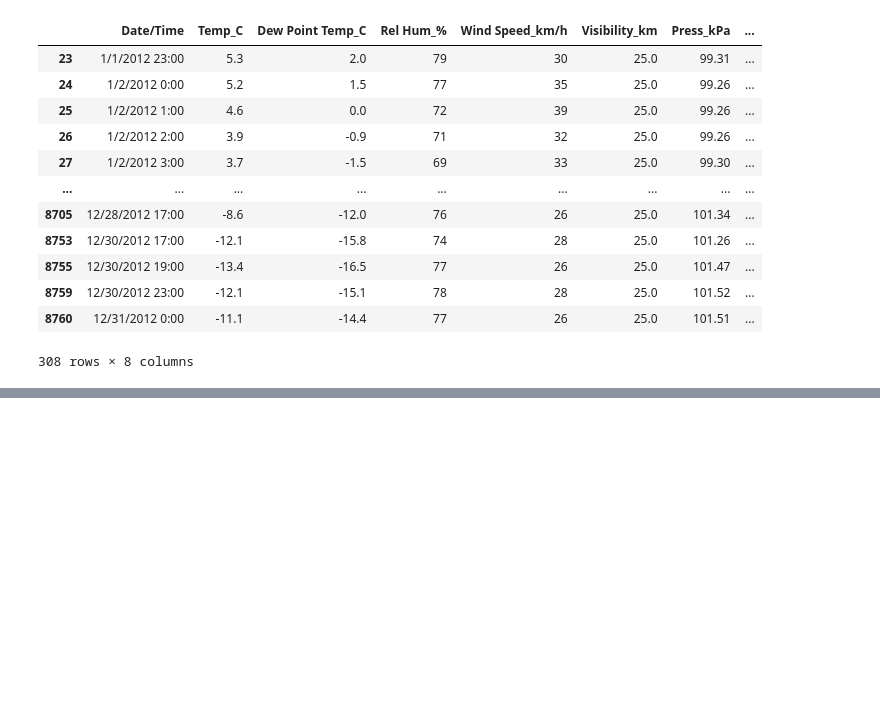
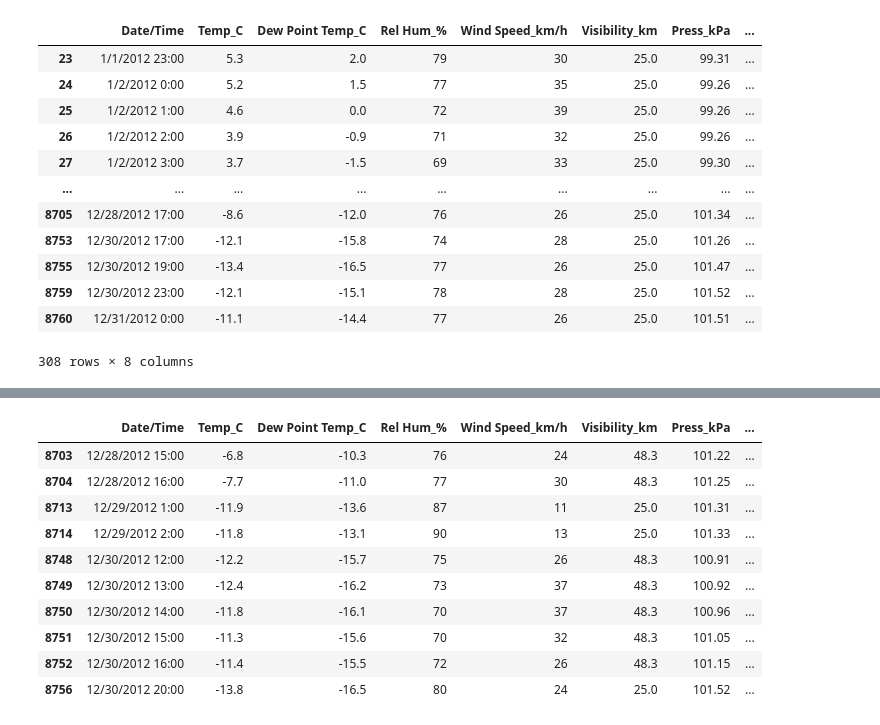
Before and after one commit to kelvynsantos/Python, a Jupyter notebook: Data Analysis/main-1.ipynb, the cells around one changed output, grey strips where cells are left out. Saved outputs shown, nothing was run; the diff lists cells and outputs as text; code cells hidden in the pictures; blank space fills up the shorter version.

```diff
--- a/Data Analysis/main-1.ipynb
+++ b/Data Analysis/main-1.ipynb
@@ -238,0 +281,14 @@ TypeError: Could not convert 1/3/2012 19:001/5/2012 18:001/5/2012 19:001/5/2012
+# %%
+data[(data['Weather Condition'] == 'Clear') | (data['Visibility_km'] > 40)].tail(10)
+# %% [output]
+|  | Date/Time | Temp_C | Dew Point Temp_C | Rel Hum_% | Wind Speed_km/h | Visibility_km | Press_kPa | ... |
+| 8703 | 12/28/2012 15:00 | -6.8 | -10.3 | 76 | 24 | 48.3 | 101.22 | ... |
+| 8704 | 12/28/2012 16:00 | -7.7 | -11.0 | 77 | 30 | 48.3 | 101.25 | ... |
+| 8713 | 12/29/2012 1:00 | -11.9 | -13.6 | 87 | 11 | 25.0 | 101.31 | ... |
+| 8714 | 12/29/2012 2:00 | -11.8 | -13.1 | 90 | 13 | 25.0 | 101.33 | ... |
+| 8748 | 12/30/2012 12:00 | -12.2 | -15.7 | 75 | 26 | 48.3 | 100.91 | ... |
+| 8749 | 12/30/2012 13:00 | -12.4 | -16.2 | 73 | 37 | 48.3 | 100.92 | ... |
+| 8750 | 12/30/2012 14:00 | -11.8 | -16.1 | 70 | 37 | 48.3 | 100.96 | ... |
+| 8751 | 12/30/2012 15:00 | -11.3 | -15.6 | 70 | 32 | 48.3 | 101.05 | ... |
+| 8752 | 12/30/2012 16:00 | -11.4 | -15.5 | 72 | 26 | 48.3 | 101.15 | ... |
+| 8756 | 12/30/2012 20:00 | -13.8 | -16.5 | 80 | 24 | 25.0 | 101.52 | ... |
```
Also changed, not shown: parts of 5 cells of this notebook.
